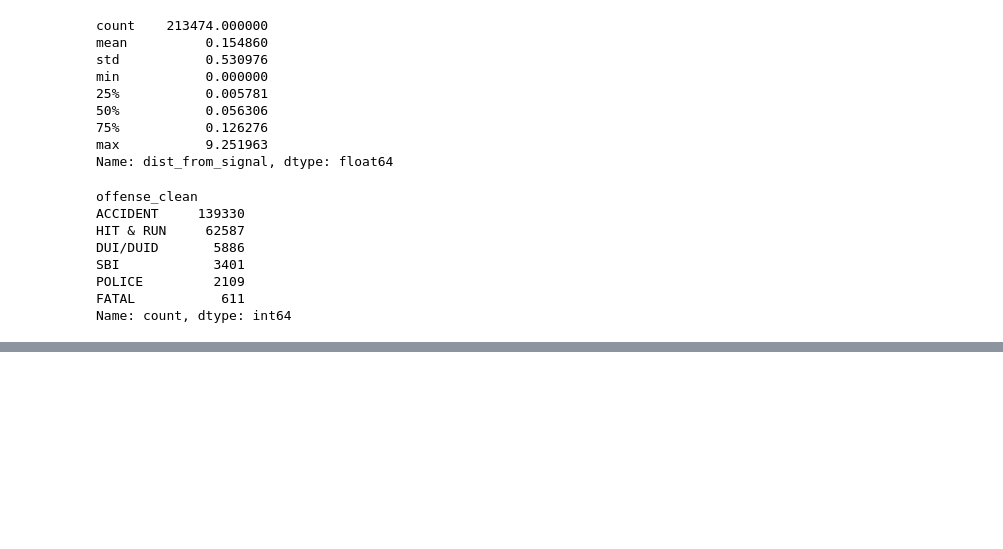
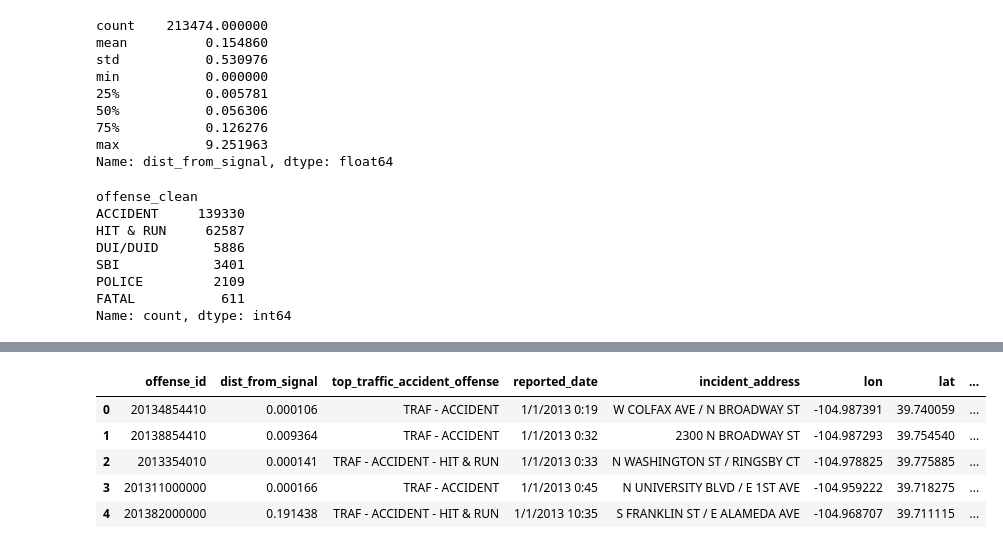
Before and after one commit to DoubleM85/Denver_traffic_and_accidents, a Jupyter notebook: notebooks/Further EDA and Manips.ipynb, the cells around one changed output, grey strips where cells are left out. Saved outputs shown, nothing was run; the diff lists cells and outputs as text; code cells hidden in the pictures; blank space fills up the shorter version.

```diff
--- a/notebooks/Further EDA and Manips.ipynb
+++ b/notebooks/Further EDA and Manips.ipynb
@@ -251,0 +247,9 @@ accidents_geo['reported_date'].max()
+# %%
+accidents_geo.head()
+# %% [output]
+|  | offense_id | dist_from_signal | top_traffic_accident_offense | reported_date | incident_address | lon | lat | ... |
+| 0 | 20134854410 | 0.000106 | TRAF - ACCIDENT | 1/1/2013 0:19 | W COLFAX AVE / N BROADWAY ST | -104.987391 | 39.740059 | ... |
+| 1 | 20138854410 | 0.009364 | TRAF - ACCIDENT | 1/1/2013 0:32 | 2300 N BROADWAY ST | -104.987293 | 39.754540 | ... |
+| 2 | 2013354010 | 0.000141 | TRAF - ACCIDENT - HIT & RUN | 1/1/2013 0:33 | N WASHINGTON ST / RINGSBY CT | -104.978825 | 39.775885 | ... |
+| 3 | 201311000000 | 0.000166 | TRAF - ACCIDENT | 1/1/2013 0:45 | N UNIVERSITY BLVD / E 1ST AVE | -104.959222 | 39.718275 | ... |
+| 4 | 201382000000 | 0.191438 | TRAF - ACCIDENT - HIT & RUN | 1/1/2013 10:35 | S FRANKLIN ST / E ALAMEDA AVE | -104.968707 | 39.711115 | ... |
```
Also changed, not shown: parts of 13 cells of this notebook, 8 other files.
